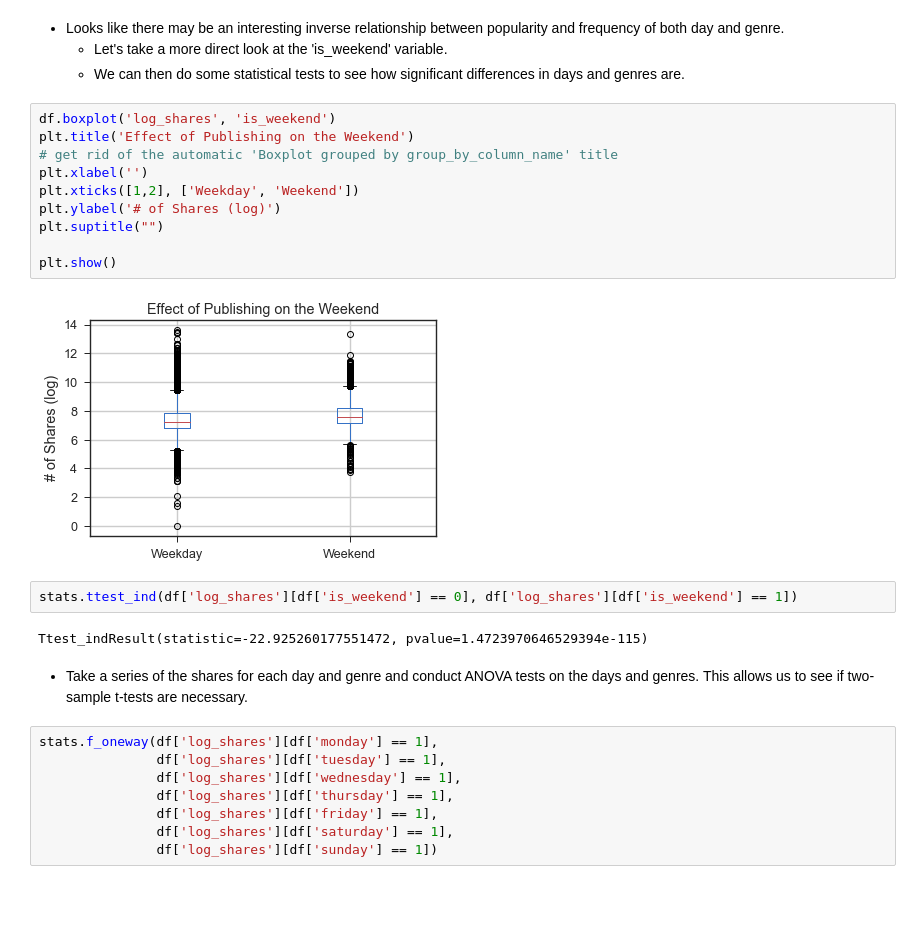
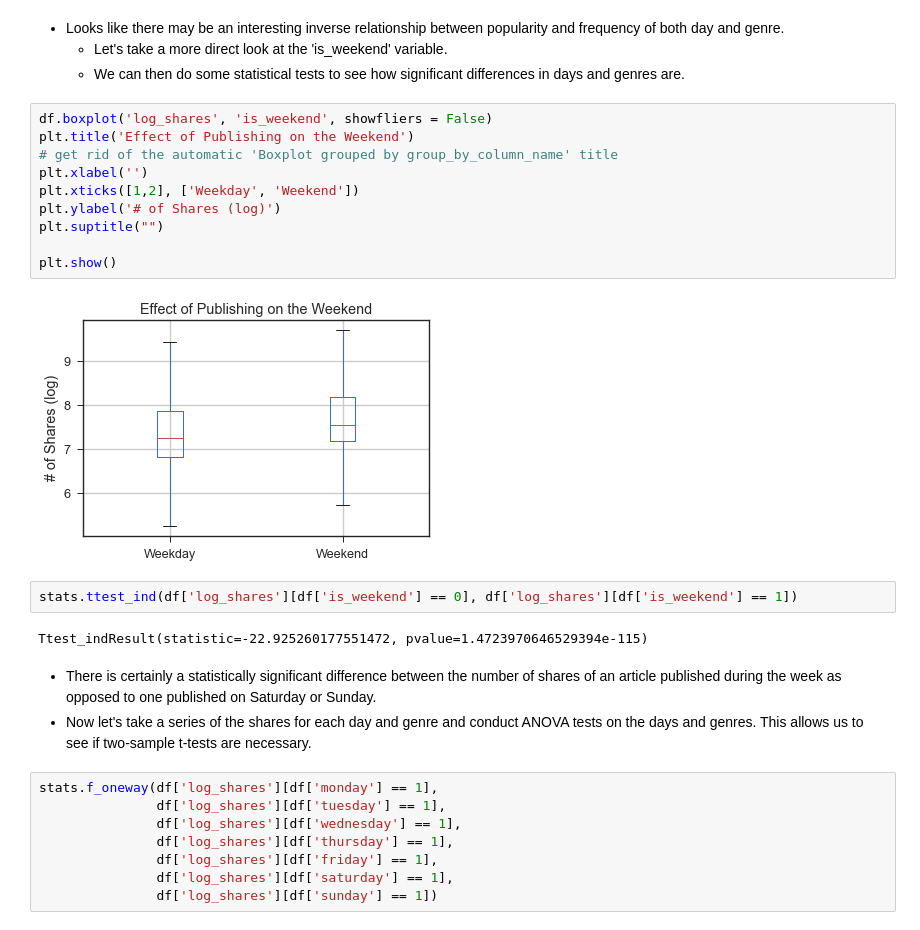
Before and after one commit to p-szymo/online_news_popularity, a Jupyter notebook: final_workbook.ipynb, the cells around one changed output. Saved outputs shown, nothing was run; the diff lists cells and outputs as text; blank space fills up the shorter version.

```diff
--- a/final_workbook.ipynb
+++ b/final_workbook.ipynb
@@ -399,23 +308,24 @@ plt.show()
     * Let's take a more direct look at the 'is_weekend' variable.
     * We can then do some statistical tests to see how significant differences in days and genres are.
 # %%
-df.boxplot('log_shares', 'is_weekend')
+df.boxplot('log_shares', 'is_weekend', showfliers = False)
 plt.title('Effect of Publishing on the Weekend')
 # get rid of the automatic 'Boxplot grouped by group_by_column_name' title
 plt.xlabel('')
 plt.xticks([1,2], ['Weekday', 'Weekend'])
 plt.ylabel('# of Shares (log)')
 plt.suptitle("")
 
 plt.show()
 # %% [output]
-[figure, old version]
+[figure, new version]
 # %%
 stats.ttest_ind(df['log_shares'][df['is_weekend'] == 0], df['log_shares'][df['is_weekend'] == 1])
 # %% [output]
 Ttest_indResult(statistic=-22.925260177551472, pvalue=1.4723970646529394e-115)
 # %% [markdown]
-* Take a series of the shares for each day and genre and conduct ANOVA tests on the days and genres. This allows us to see if two-sample t-tests are necessary.
+* There is certainly a statistically significant difference between the number of shares of an article published during the week as opposed to one published on Saturday or Sunday.
+* Now let's take a series of the shares for each day and genre and conduct ANOVA tests on the days and genres. This allows us to see if two-sample t-tests are necessary.
 # %%
 stats.f_oneway(df['log_shares'][df['monday'] == 1],
                df['log_shares'][df['tuesday'] == 1],
```
Also changed, not shown: parts of 103 cells of this notebook, 4 other files.
